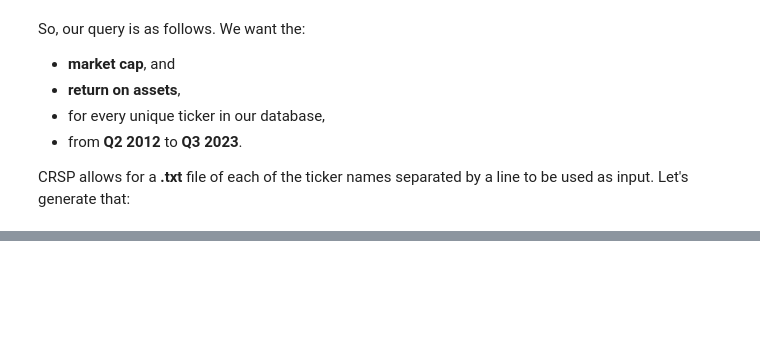
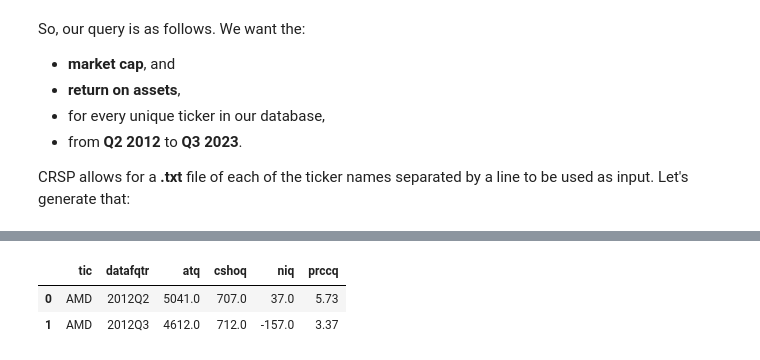
Before and after one commit to MatthiasGN/thesis, a Jupyter notebook: thesis-master.ipynb, the cells around one changed output, grey strips where cells are left out. Cells and saved outputs as stored; diff of their text form; code cells hidden in the pictures; blank space fills up the shorter version.

```diff
--- a/thesis-master.ipynb
+++ b/thesis-master.ipynb
@@ -970,0 +952,7 @@ conn.close()
+# %%
+financials_df = pd.read_csv('data/crsp-compustat-data.csv', low_memory=False)
+financials_df.head(2)
+# %% [output]
+|  | tic | datafqtr | atq | cshoq | niq | prccq |
+| 0 | AMD | 2012Q2 | 5041.0 | 707.0 | 37.0 | 5.73 |
+| 1 | AMD | 2012Q3 | 4612.0 | 712.0 | -157.0 | 3.37 |
```
Also changed, not shown: parts of 29 cells of this notebook.
